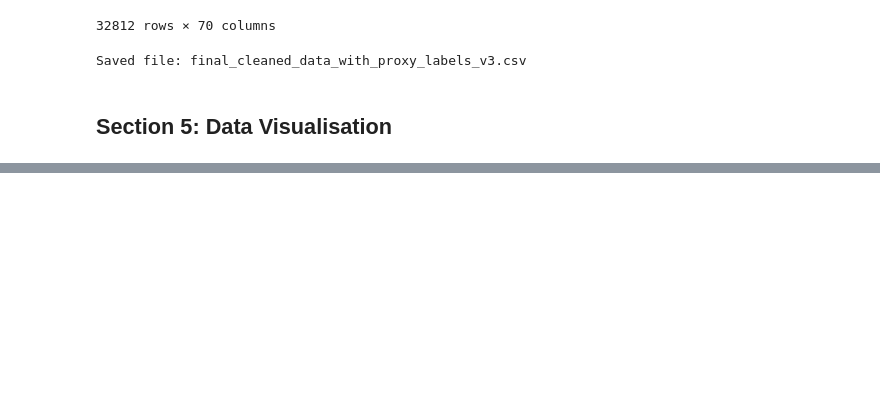
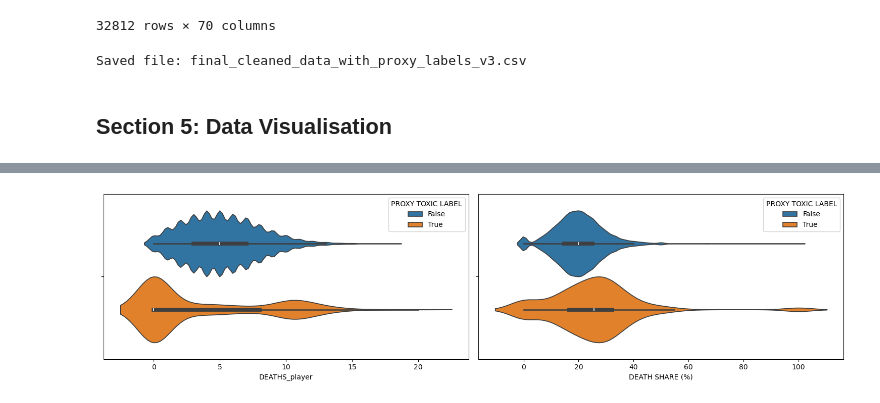
Before and after one commit to lybytes/lol-toxicity-analysis, a Jupyter notebook: ST445_Project_Main v2.ipynb, the cells around one changed output, grey strips where cells are left out. Drawn from its saved outputs; the diff is of its cells as text; code cells hidden in the pictures; blank space fills up the shorter version.

```diff
--- a/ST445_Project_Main v2.ipynb
+++ b/ST445_Project_Main v2.ipynb
@@ -1307,0 +1370,10 @@ df_full_clean = pd.read_csv('final_cleaned_data_with_proxy_labels_v3.csv')
+# %%
+# Toxic players do die more, which makes their team worse
+fig, axes = plt.subplots(1, 2, figsize=(15, 4))
+
+sns.violinplot(data=df_full_clean, x='DEATHS_player', hue='PROXY TOXIC LABEL', fill=True, ax=axes[0])
+sns.violinplot(data=df_full_clean, x='DEATH SHARE (%)', hue='PROXY TOXIC LABEL', fill=True, ax=axes[1])
+
+plt.tight_layout()
+# %% [output]
+[figure, added]
```
Also changed, not shown: parts of 8 cells of this notebook.
